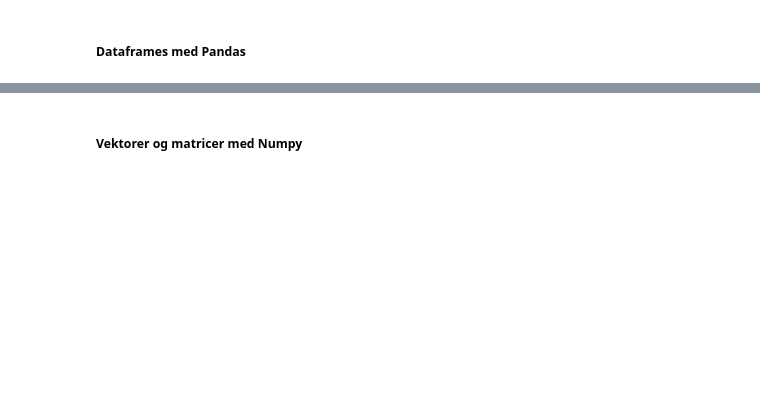
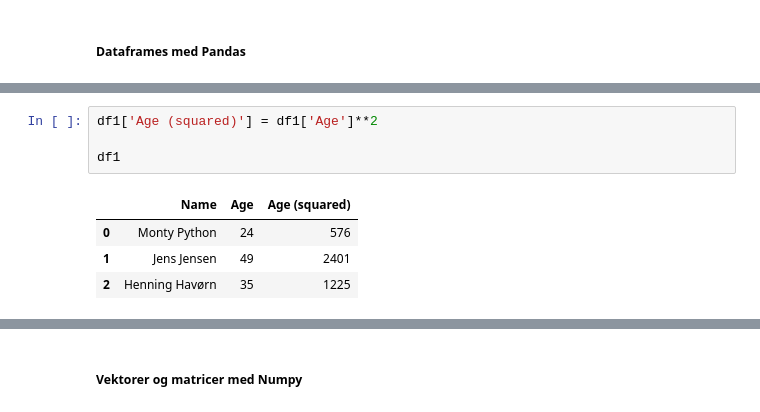
Before and after one commit to jessalfredsen/kom_godt_igang_med_python, a Jupyter notebook: main.ipynb, the cells around one changed output, grey strips where cells are left out. Saved outputs shown, nothing was run; the diff lists cells and outputs as text; blank space fills up the shorter version.

```diff
--- a/main.ipynb
+++ b/main.ipynb
@@ -241,0 +344,9 @@ import pandas as pd
+# %%
+df1['Age (squared)'] = df1['Age']**2
+
+df1
+# %% [output]
+|  | Name | Age | Age (squared) |
+| 0 | Monty Python | 24 | 576 |
+| 1 | Jens Jensen | 49 | 2401 |
+| 2 | Henning Havørn | 35 | 1225 |
```
Also changed, not shown: parts of 65 cells of this notebook, 5 other files.
